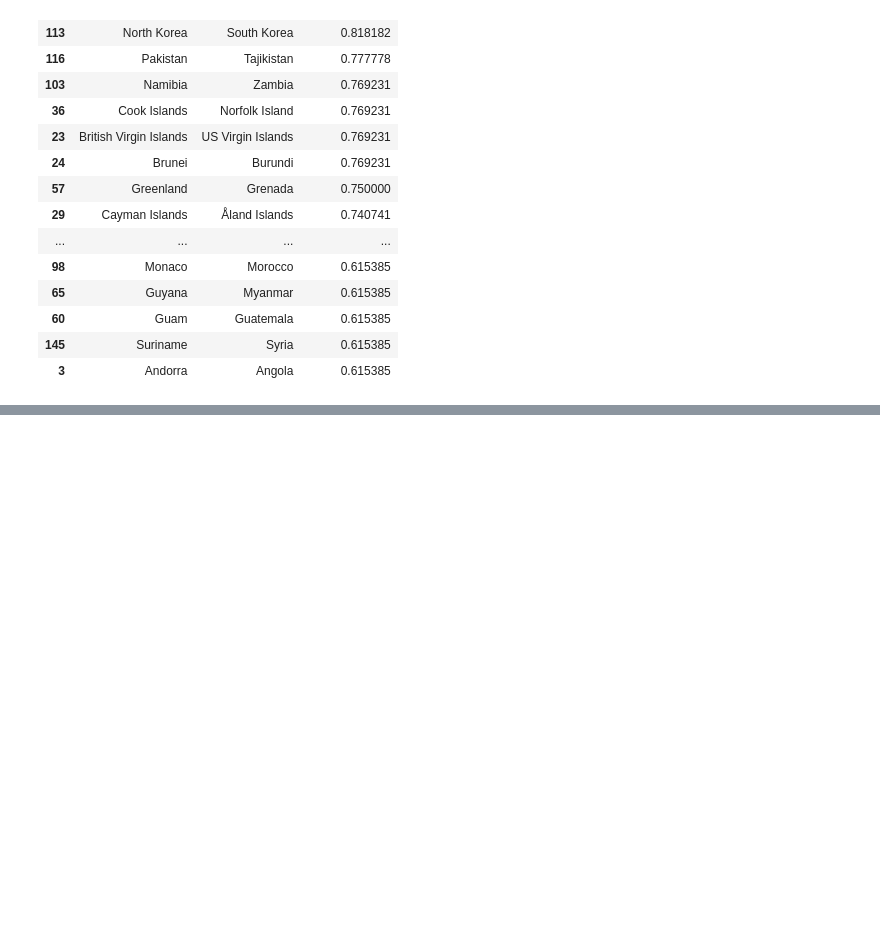
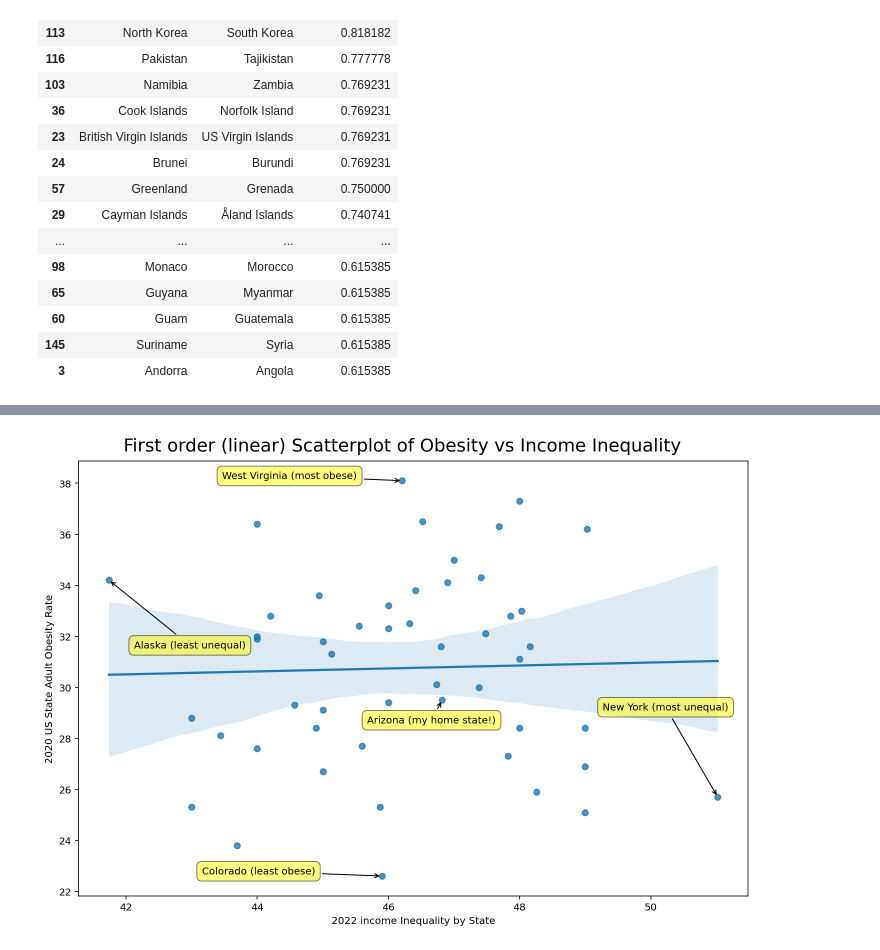
Before and after one commit to dbabbitt/StatsByCountry, a Jupyter notebook: ipynb/Income Inequality and Obesity.ipynb, the cells around one changed output, grey strips where cells are left out. Cells and saved outputs as stored; diff of their text form; code cells hidden in the pictures; blank space fills up the shorter version.

```diff
--- a/ipynb/Income Inequality and Obesity.ipynb
+++ b/ipynb/Income Inequality and Obesity.ipynb
@@ -153,0 +171,13 @@ title_obj = fig1_fig.suptitle(title_str, fontsize=18)
+# %%
+
+# Explanatory variable
+xname = 'gini_coefficient'
+
+# Response variable
+yname = 'adults_obesity_rate_2020'
+
+# Remove NaNs
+columns_list = ['state_name', xname, yname]
+df = obesity_us_states_df.merge(income_inequality_us_states_df, on='state_name', how='inner')[columns_list].dropna()
+xdata = df[xname]
+ydata = df[yname]
@@ -153,0 +194,36 @@ title_obj = fig1_fig.suptitle(title_str, fontsize=18)
+# %%
+
+# First order (linear) scatterplot
+fig = plt.figure(figsize=(12,8))
+merge_axes_subplot = sns.regplot(x=xname, y=yname, scatter=True, data=df)
+xlabel_str = '2022 income Inequality by State'
+xlabel_text = plt.xlabel(xlabel_str)
+ylabel_str = '2020 US State Adult Obesity Rate'
+ylabel_text = plt.ylabel(ylabel_str)
+kwargs = dict(textcoords='offset points', ha='left', va='bottom',
+              bbox=dict(boxstyle='round,pad=0.5', fc='yellow', alpha=0.5),
+              arrowprops=dict(arrowstyle='->', connectionstyle='arc3,rad=0'))
+least_unequal = xdata.min()
+most_unequal = xdata.max()
+most_obese = ydata.max()
+least_obese = ydata.min()
+for label, x, y in zip(df['state_name'], xdata, ydata):
+    if (x == least_unequal):
+        annotation = plt.annotate('{} (least unequal)'.format(label),
+                                  xy=(x, y), xytext=(25, -70), **kwargs)
+    elif (x == most_unequal):
+        annotation = plt.annotate('{} (most unequal)'.format(label),
+                                  xy=(x, y), xytext=(-115, 85), **kwargs)
+    elif (y == most_obese):
+        annotation = plt.annotate('{} (most obese)'.format(label),
+                                  xy=(x, y), xytext=(-180, 0), **kwargs)
+    elif (y == least_obese):
+        annotation = plt.annotate('{} (least obese)'.format(label),
+                                  xy=(x, y), xytext=(-180, 0), **kwargs)
+    elif (label == 'Arizona'):
+        annotation = plt.annotate('{} (my home state!)'.format(label),
+                                  xy=(x, y), xytext=(-75, -25), **kwargs)
+title_str = 'First order (linear) Scatterplot of Obesity vs Income Inequality'
+title_obj = fig.suptitle(title_str, fontsize=18, y=0.92)
+# %% [output]
+[figure, added]
```
Also changed, not shown: parts of 9 cells of this notebook, 3 other files.
